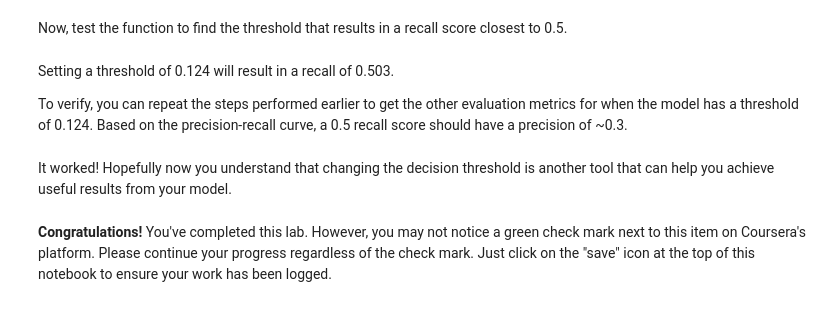
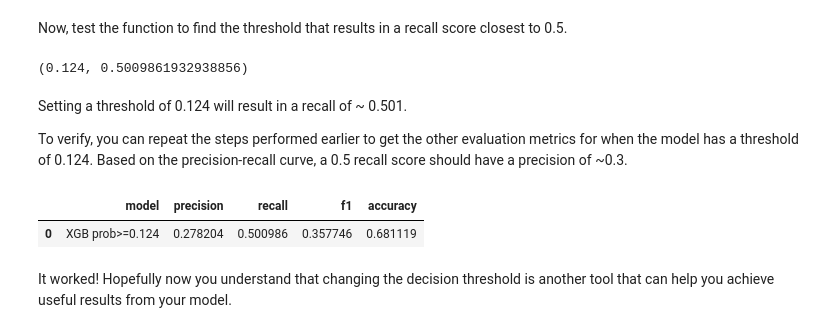
Before and after one commit to dianario/waze-project, a Jupyter notebook: 6_Waze_ml_modelling.ipynb, the cells around one changed output. Cells and saved outputs as stored; diff of their text form; code cells hidden in the pictures.

```diff
--- a/6_Waze_ml_modelling.ipynb
+++ b/6_Waze_ml_modelling.ipynb
@@ -1004,21 +1014,25 @@ def threshold_finder(y_test_data, probabilities, desired_recall):
 Now, test the function to find the threshold that results in a recall score closest to 0.5.
 # %%
 # Get the predicted probabilities from the champion model
-### YOUR CODE HERE ###
+predicted_probs = xgb_cv.best_estimator_.predict_proba(X_test)
 
 # Call the function
-### YOUR CODE HERE ###
+best_threshold_recall_05 = threshold_finder(y_test, predicted_probs, 0.5)
+best_threshold_recall_05
+# %% [output]
+(0.124, 0.5009861932938856)
 # %% [markdown]
-Setting a threshold of 0.124 will result in a recall of 0.503.
+Setting a threshold of 0.124 will result in a recall of ~ 0.501.
 
 To verify, you can repeat the steps performed earlier to get the other evaluation metrics for when the model has a threshold of 0.124. Based on the precision-recall curve, a 0.5 recall score should have a precision of \~0.3.
 # %%
 # Create an array of new predictions that assigns a 1 to any value >= 0.124
-### YOUR CODE HERE ###
-
+prob_target2 = [x[1] for x in predicted_probs]
+new_preds2 = [1 if x>=0.124 else 0 for x in prob_target]
 # Get evaluation metrics for when the threshold is 0.124
-### YOUR CODE HERE ###
+get_test_scores("XGB prob>=0.124", new_preds2, y_test)
+# %% [output]
+|  | model | precision | recall | f1 | accuracy |
+| 0 | XGB prob>=0.124 | 0.278204 | 0.500986 | 0.357746 | 0.681119 |
 # %% [markdown]
 It worked! Hopefully now you understand that changing the decision threshold is another tool that can help you achieve useful results from your model.
-# %% [markdown]
-**Congratulations!** You've completed this lab. However, you may not notice a green check mark next to this item on Coursera's platform. Please continue your progress regardless of the check mark. Just click on the "save" icon at the top of this notebook to ensure your work has been logged.
```
Also changed, not shown: parts of 12 cells of this notebook.
